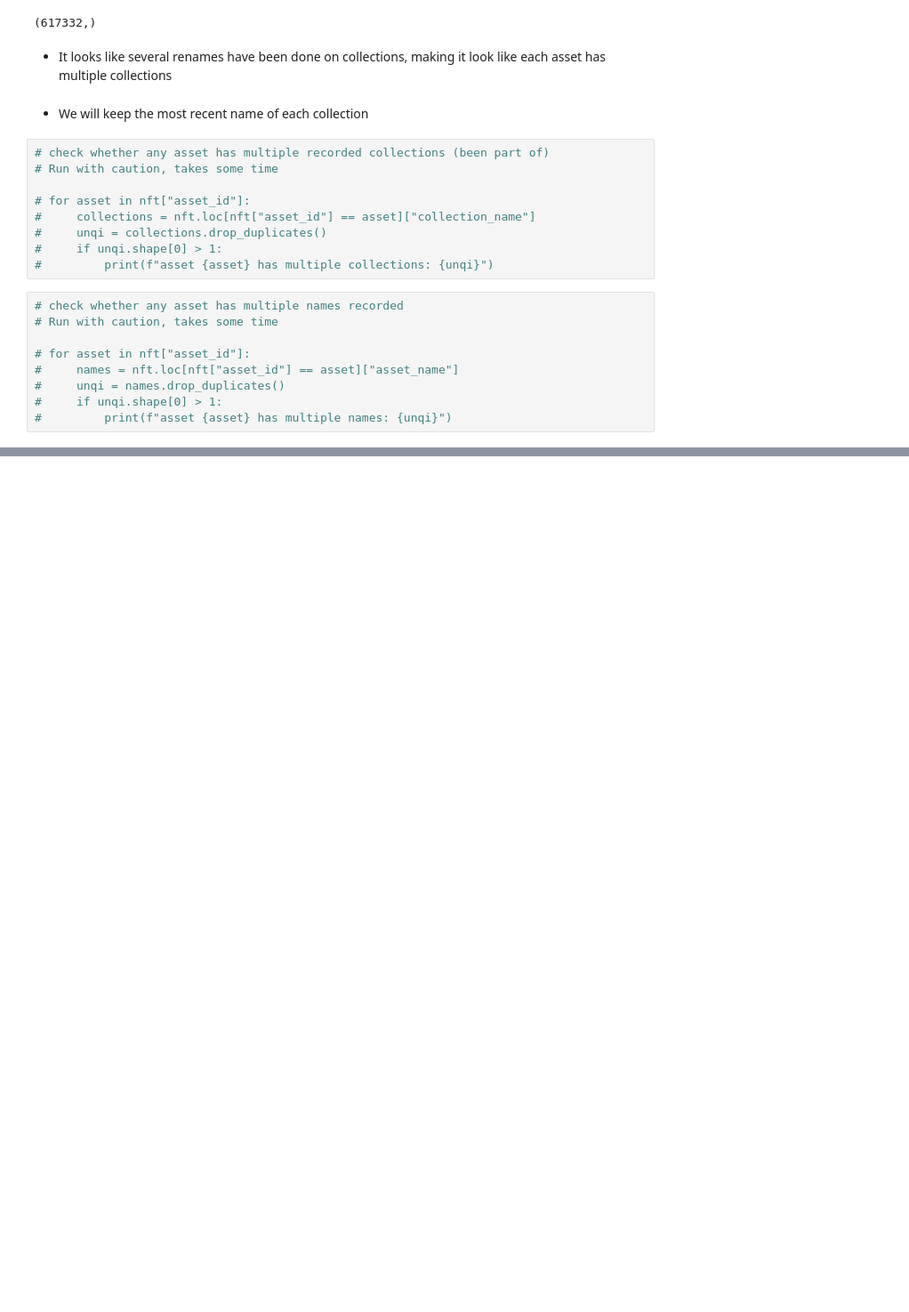
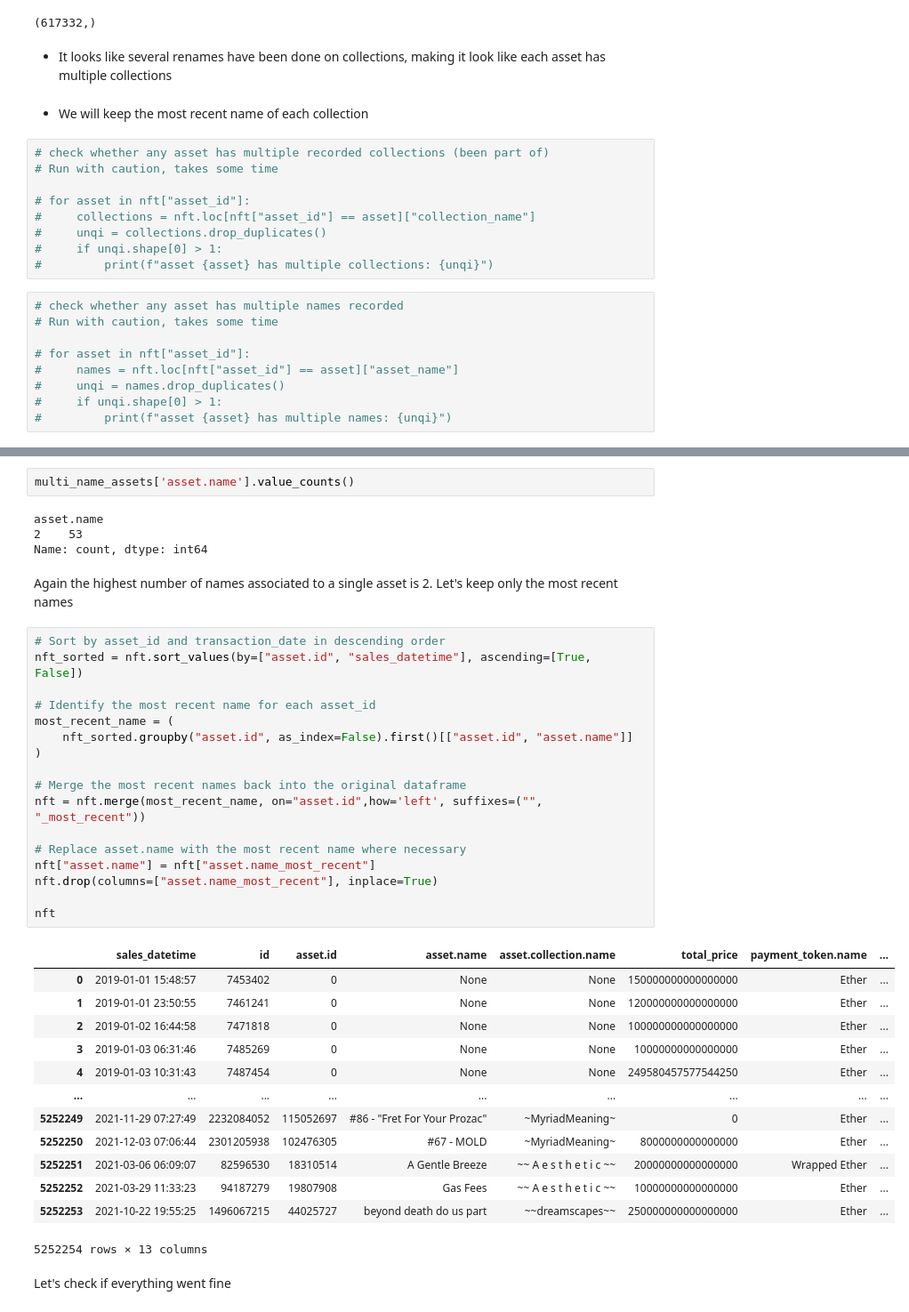
Before and after one commit to HliasMpGH/digital-transactions-mining, a Jupyter notebook: data_description.ipynb, the cells around one changed output, grey strips where cells are left out. Shown at 89% size. Saved outputs shown, nothing was run; the diff lists cells and outputs as text; blank space fills up the shorter version.

```diff
--- a/data_description.ipynb
+++ b/data_description.ipynb
@@ -119,0 +327,41 @@ nft["winner_account.address"].unique().shape
+# %%
+multi_name_assets['asset.name'].value_counts()
+# %% [output]
+asset.name
+2    53
+Name: count, dtype: int64
+# %% [markdown]
+Again the highest number of names associated to a single asset is 2. Let's keep only the most recent names
+# %%
+# Sort by asset_id and transaction_date in descending order
+nft_sorted = nft.sort_values(by=["asset.id", "sales_datetime"], ascending=[True, False])
+
+# Identify the most recent name for each asset_id
+most_recent_name = (
+    nft_sorted.groupby("asset.id", as_index=False).first()[["asset.id", "asset.name"]]
+)
+
+# Merge the most recent names back into the original dataframe
+nft = nft.merge(most_recent_name, on="asset.id",how='left', suffixes=("", "_most_recent"))
+
+# Replace asset.name with the most recent name where necessary
+nft["asset.name"] = nft["asset.name_most_recent"]
+nft.drop(columns=["asset.name_most_recent"], inplace=True)
+
+nft
+# %% [output]
+|  | sales_datetime | id | asset.id | asset.name | asset.collection.name | total_price | payment_token.name | ... |
+| 0 | 2019-01-01 15:48:57 | 7453402 | 0 | None | None | 150000000000000000 | Ether | ... |
+| 1 | 2019-01-01 23:50:55 | 7461241 | 0 | None | None | 120000000000000000 | Ether | ... |
+| 2 | 2019-01-02 16:44:58 | 7471818 | 0 | None | None | 100000000000000000 | Ether | ... |
+| 3 | 2019-01-03 06:31:46 | 7485269 | 0 | None | None | 10000000000000000 | Ether | ... |
+| 4 | 2019-01-03 10:31:43 | 7487454 | 0 | None | None | 249580457577544250 | Ether | ... |
+| ... | ... | ... | ... | ... | ... | ... | ... | ... |
+| 5252249 | 2021-11-29 07:27:49 | 2232084052 | 115052697 | #86 - "Fret For Your Prozac" | ~MyriadMeaning~ | 0 | Ether | ... |
+| 5252250 | 2021-12-03 07:06:44 | 2301205938 | 102476305 | #67 - MOLD | ~MyriadMeaning~ | 8000000000000000 | Ether | ... |
+| 5252251 | 2021-03-06 06:09:07 | 82596530 | 18310514 | A Gentle Breeze | ~~ A e s t h e t i c ~~ | 20000000000000000 | Wrapped Ether | ... |
+| 5252252 | 2021-03-29 11:33:23 | 94187279 | 19807908 | Gas Fees | ~~ A e s t h e t i c ~~ | 10000000000000000 | Ether | ... |
+| 5252253 | 2021-10-22 19:55:25 | 1496067215 | 44025727 | beyond death do us part | ~~dreamscapes~~ | 250000000000000000 | Ether | ... |
+5252254 rows × 13 columns
+# %% [markdown]
+Let's check if everything went fine
```
Also changed, not shown: parts of 25 cells of this notebook, 4 other files.
